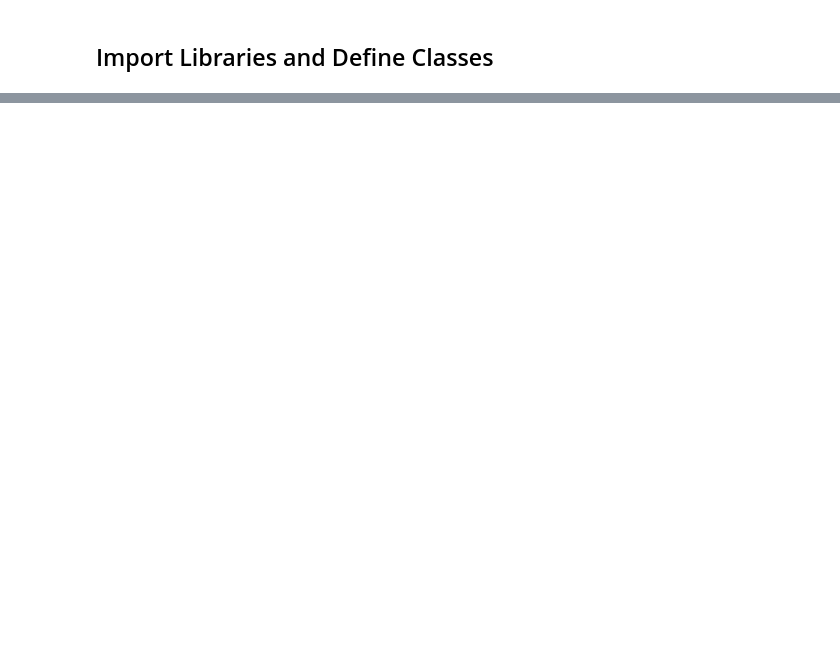
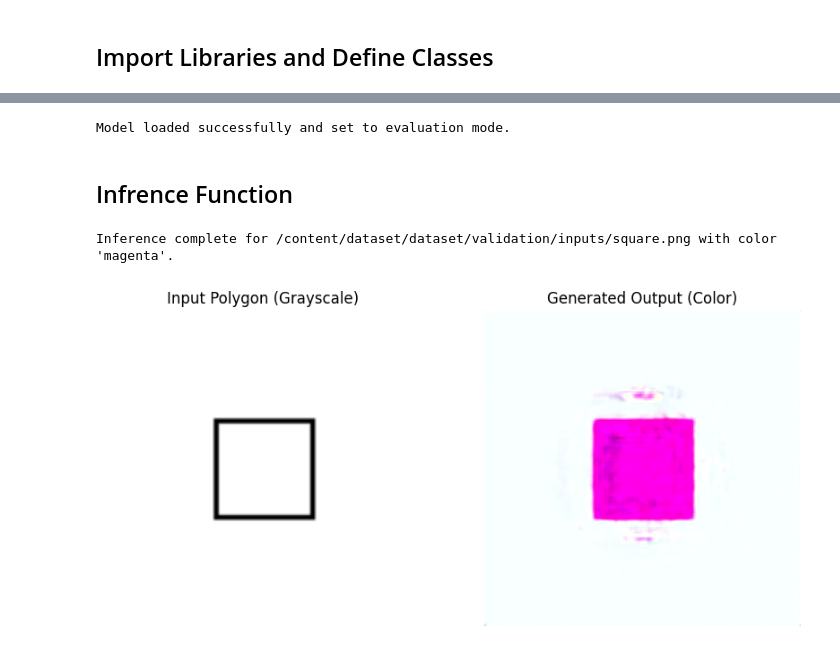
Before and after one commit to SEBIN6/Ayna_Assignment, a Jupyter notebook: inference.ipynb, the cells around one changed output, grey strips where cells are left out. Saved outputs shown, nothing was run; the diff lists cells and outputs as text; code cells hidden in the pictures; blank space fills up the shorter version.

```diff
--- a/inference.ipynb
+++ b/inference.ipynb
@@ -215,0 +133,45 @@ Inference complete.
+# %%
+model = UNet().to(device)
+model_path = "unet_model.pth"
+
+# Load the weights
+model.load_state_dict(torch.load(model_path, map_location=device))
+model.eval()
+
+print("Model loaded successfully and set to evaluation mode.")
+# %% [output]
+Model loaded successfully and set to evaluation mode.
+# %% [markdown]
+## Infrence Function
+# %%
+def run_inference(image_path, color_name):
+
+    # Define the same transformation used during training
+    transform = T.Compose([
+        T.Resize((256, 256)),
+        T.ToTensor()
+    ])
+
+    # Prepare the input tensors
+    input_tensor, color_vector = prepare_input(image_path, color_name, transform)
+
+    # Run the model in inference mode
+    with torch.no_grad():
+        output_tensor = model(input_tensor, color_vector)
+
+    print(f"Inference complete for {image_path} with color '{color_name}'.")
+
+    # Visualize the results
+    visualize_output(input_tensor, output_tensor)
+# %%
+# Example Usage
+
+# Make sure to replace these with a real path to a test image
+test_image_path = "/content/dataset/dataset/validation/inputs/square.png"
+desired_color = "magenta"
+
+# Run the inference
+run_inference(test_image_path, desired_color)
+# %% [output]
+Inference complete for /content/dataset/dataset/validation/inputs/square.png with color 'magenta'.
+[figure, added]
```
Also changed, not shown: parts of 11 cells of this notebook.
